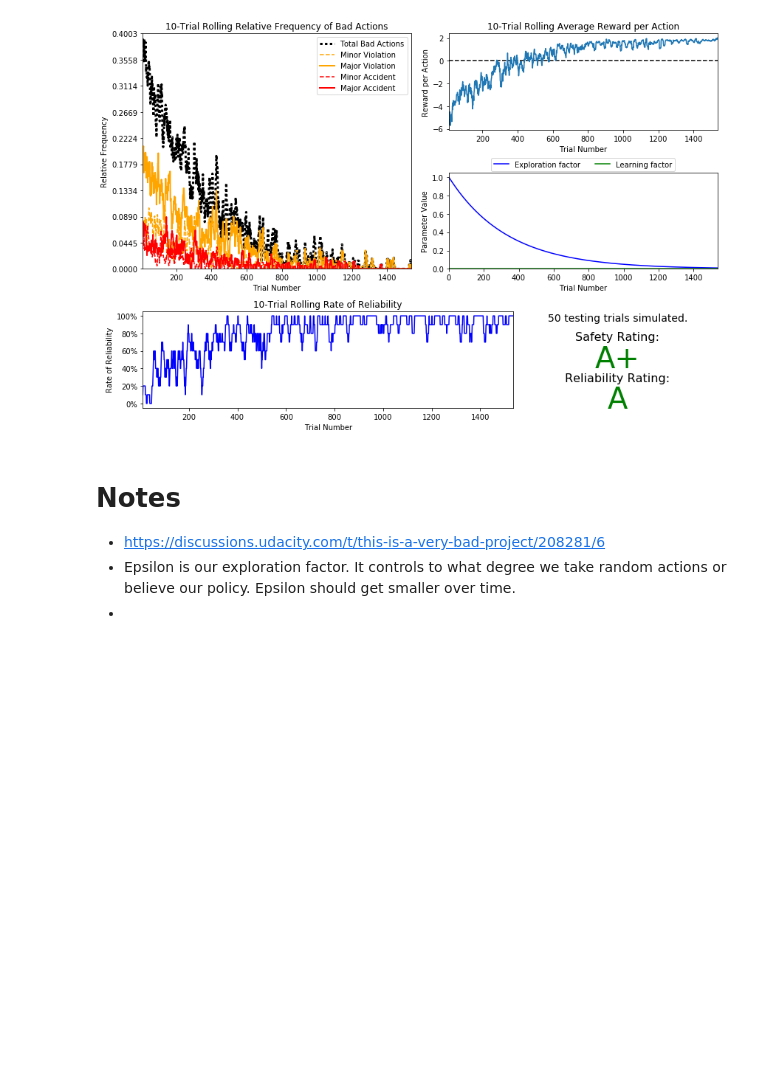
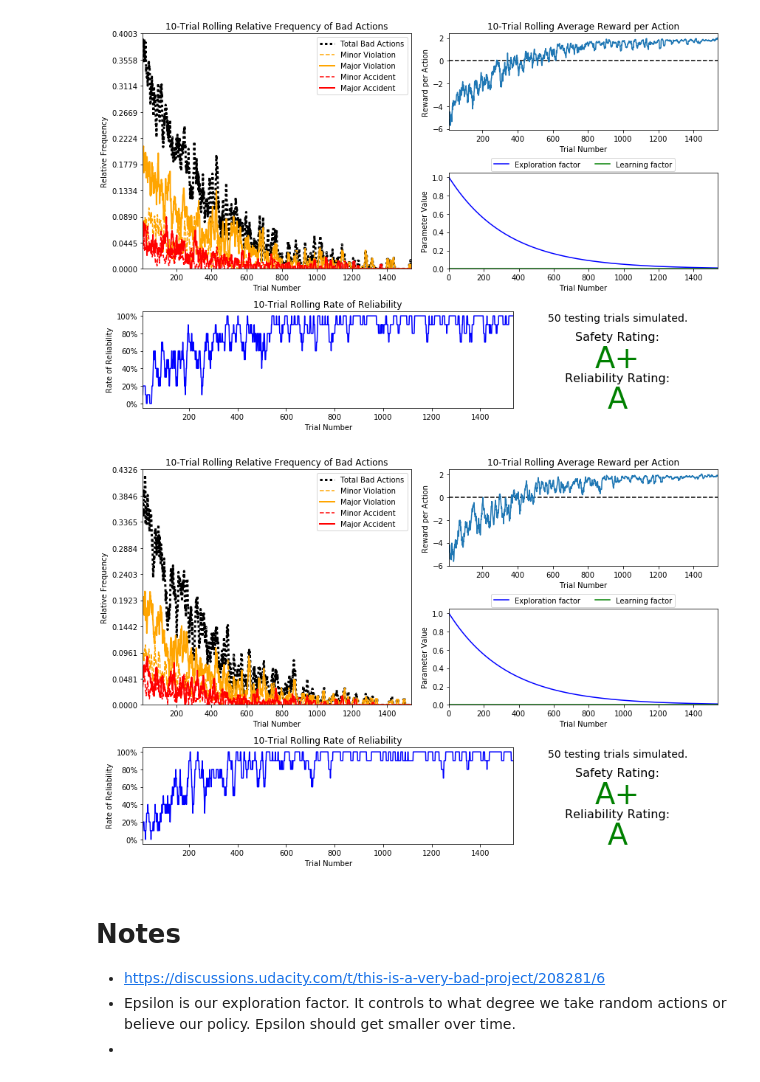
Before and after one commit to PramodRRao/machine-learning, a Jupyter notebook: projects/smartcab/smartcab.ipynb, the cells around one changed output. Drawn from its saved outputs; the diff is of its cells as text; code cells hidden in the pictures; blank space fills up the shorter version.

```diff
--- a/projects/smartcab/smartcab.ipynb
+++ b/projects/smartcab/smartcab.ipynb
@@ -296,6 +298,15 @@ vs.plot_trials('sim_improved-learning.csv')
 # self.epsilon = math.exp(-1*self.alpha*self.t)
 # %% [output]
 [figure]
+# %%
+# Load the 'sim_improved-learning' file from the improved Q-Learning simulation
+vs.plot_trials('sim_improved-learning.csv')
+
+#epsilon = 1
+#alpha = 0.003
+# self.epsilon = math.exp(-1*self.alpha*self.t)
+# %% [output]
+[figure, added]
 # %% [markdown]
 # Notes
 
```
Also changed, not shown: parts of 5 cells of this notebook, 2 other files.
